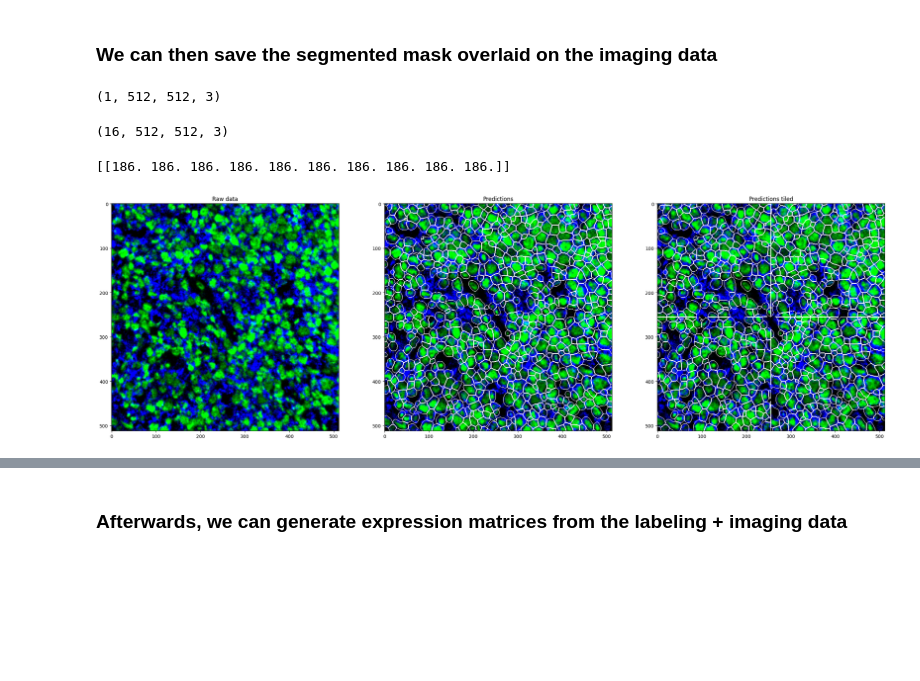
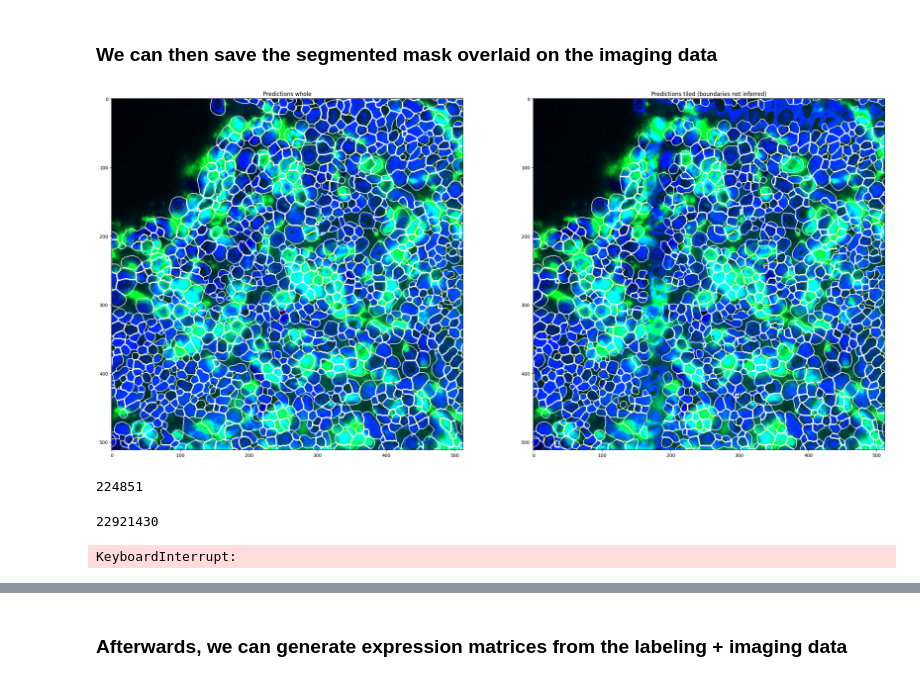
Before and after one commit to jonasmac16/ark-analysis-celldive, a Jupyter notebook: templates/1_Segment_Image_Data_local.ipynb, the cells around one changed output, grey strips where cells are left out. Saved outputs shown, nothing was run; the diff lists cells and outputs as text; code cells hidden in the pictures; blank space fills up the shorter version.

Commit message:
Added local cell segmentation and tiled segmentation jupyter notebook

```diff
--- a/templates/1_Segment_Image_Data_local.ipynb
+++ b/templates/1_Segment_Image_Data_local.ipynb
@@ -63,8 +44,8 @@ Here we are using the example data located in `/data/example_dataset/input_data`
 
 * `base_dir`: the path to all of your imaging data. This directory will contain all of the data generated by this notebook.
 # %%
-# set up the base directory
-base_dir = "../data/external/deep_cell"
+# set up the ../data/external/celldive_data/base directory
+base_dir = "../data/external/celldive_data"
 # %% [markdown]
 If you would like to test the features in Ark with an example dataset, run the cell below. It will download a dataset consisting of 11 FOVs with 22 channels. You may find more information about the example dataset in the [README](../README.md#example-dataset).
 
@@ -206,4 +170,6 @@ fov0_arr = generate_local_deepcell_input(
     fovs,
     img_sub_folder=None
 )
+# %%
+fov0 = load_utils.load_imgs_from_dir(deepcell_input_dir, xr_channel_names=["nuclear", "membran"])
 # %%
@@ -254 +490,3 @@ step_size = 128*2
+# %%
+segmentation_predictions = np.asarray(load_utils.load_imgs_from_dir(deepcell_output_dir))
 # %%
@@ -342,6 +498,4 @@ _ = io.imshow(fov_overlay)
 # %%
-from deepcell.utils.plot_utils import create_rgb_image
-
 # create rgb overlay of image data for visualization
-rgb_images = create_rgb_image(im, channel_colors=['green', 'blue'])
+rgb_images = create_rgb_image(np.asarray(fov0), channel_colors=['blue', 'green'])
 # %%
@@ -351,4 +504,0 @@ overlay_data_tile = make_outline_overlay(rgb_data=rgb_images, predictions=labele
-# %%
-rgb_images.shape
-# %% [output]
-(1, 512, 512, 3)
@@ -357,25 +505,30 @@ rgb_images_2 = create_rgb_image(X_train, channel_colors=['green', 'blue'])
-# %%
-rgb_images_2.shape
-# %% [output]
-(16, 512, 512, 3)
-# %%
-print(labeled_image[0,247:248,400:410,0])
-# %% [output]
-[[186. 186. 186. 186. 186. 186. 186. 186. 186. 186.]]
 # %%
-from matplotlib import pyplot as plt
-
 # select index for displaying
 idx = 0
 
 # plot the data
-fig, ax = plt.subplots(1, 3, figsize=(30, 30))
-ax[0].imshow(rgb_images[idx, ...])
-ax[1].imshow(overlay_data[idx, ...])
-ax[2].imshow(overlay_data_tile[idx, ...])
-ax[0].set_title('Raw data')
-ax[1].set_title('Predictions')
-ax[2].set_title('Predictions tiled')
+fig, ax = plt.subplots(1,2 ,figsize=(30, 30))
+
+ax[0].imshow(overlay_data[idx, 6000:6512, 1500:2012, ...])
+ax[1].imshow(overlay_data[1, 6000:6512, 1500:2012,...])
+# ax[1].imshow(overlay_data_tile_pipeline_gaps[idx, ...])
+
+ax[0].set_title('Predictions whole')
+ax[1].set_title('Predictions tiled (boundaries not inferred)')
+# ax[1].set_title('Predictions tiled (boundaries removed)')
+
 plt.show()
 # %% [output]
-[figure, old version]
+[figure, new version]
+# %%
+np.count_nonzero(segmentation_predictions)
+# %% [output]
+224851
+# %%
+np.count_nonzero(segmentation_predictions_whole_gaps)
+# %% [output]
+22921430
+# %%
+areas_whole = np.asarray([np.sum(segmentation_predictions_whole_gaps[0,:,:,:] == l) for l in np.unique(segmentation_predictions_whole_gaps[0,:,:,:])][1:])
+# %% [output]
+KeyboardInterrupt:
```
Also changed, not shown: parts of 69 cells of this notebook.
